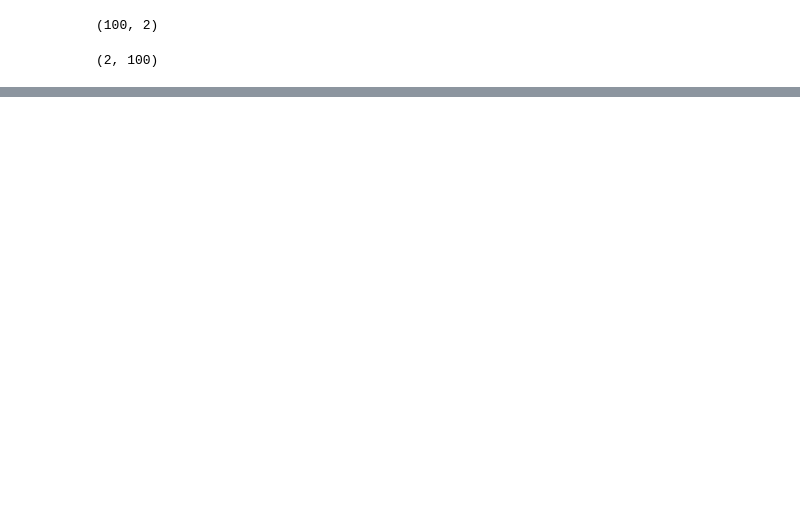
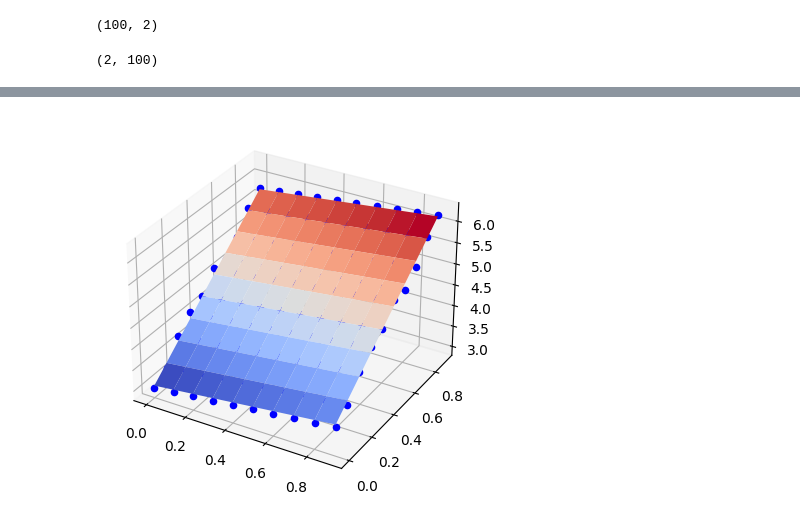
Before and after one commit to giorgiodema/Machine-Learning-2023, a Jupyter notebook: notebooks/02regression.ipynb, the cells around one changed output, grey strips where cells are left out. Drawn from its saved outputs; the diff is of its cells as text; code cells hidden in the pictures; blank space fills up the shorter version.

```diff
--- a/notebooks/02regression.ipynb
+++ b/notebooks/02regression.ipynb
@@ -78 +145,6 @@ X_t.shape
+# %%
+o = np.ones((NPOINTS,1))
+X = x1[:,None] * x2[None,:]
+X = np.concatenate([o,X],axis=1)
+print()
 # %%
@@ -91,0 +157,20 @@ plt.show()
+# %%
+# compute the predicted values using the
+# model parameters
+y_pred = w[0] + w[1] * x1[:,None] + w[2] * x2[None,:]
+# %%
+# plot the data points along with the predicted
+# plane
+fig,ax = plt.subplots(subplot_kw={"projection": "3d"})
+for i in range(NSAMPLES):
+    for j in range(NSAMPLES):
+        ax.scatter(x1[i],x2[j],y[i,j],c="b")
+
+X1 = x1[:,None]
+X2 = x2[None,:]
+X1 = np.repeat(X1,NSAMPLES,axis=1)
+X2 = np.repeat(X2,NSAMPLES,axis=0)
+ax.plot_surface(X1,X2,y_pred,cmap=cm.coolwarm)
+plt.show()
+# %% [output]
+[figure, added]
```
Also changed, not shown: parts of 12 cells of this notebook, 2 other files.
